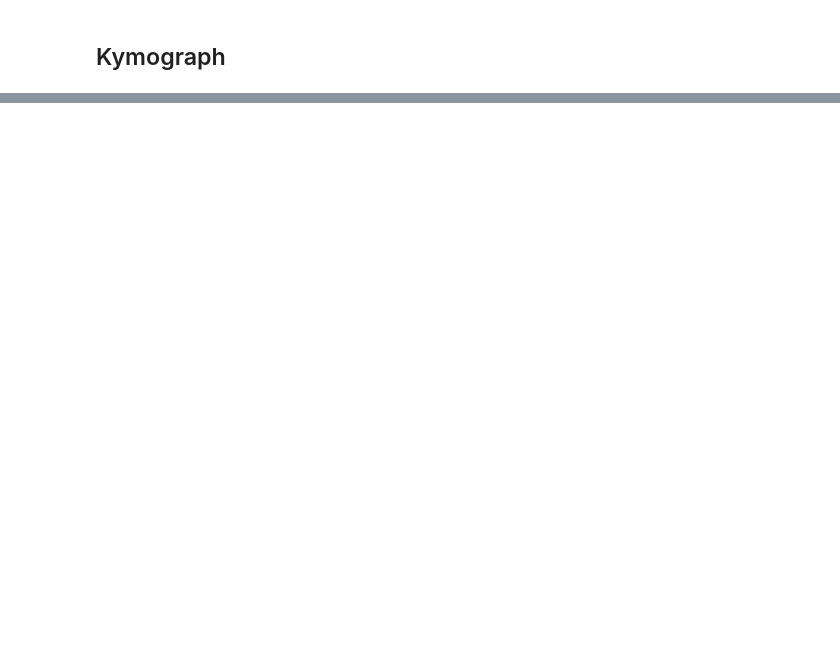
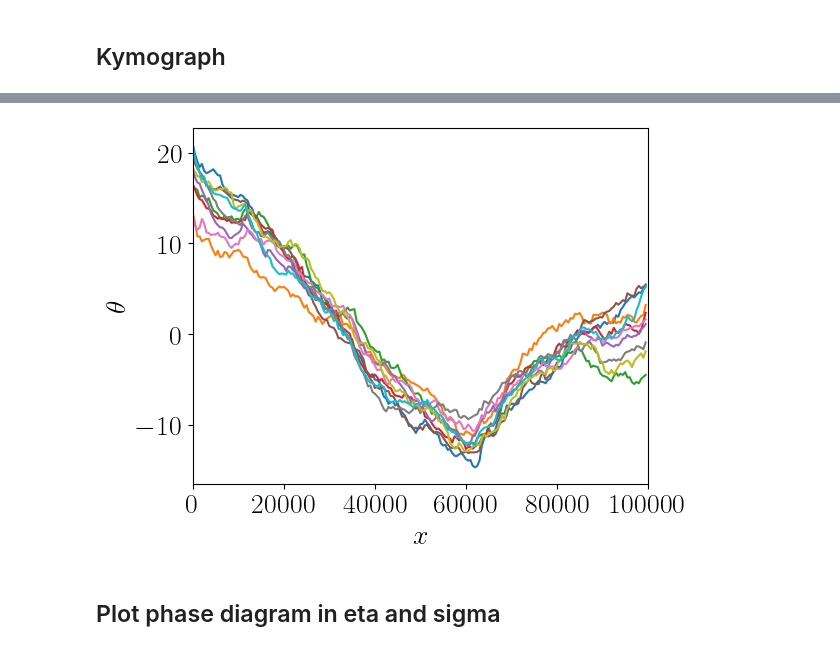
Before and after one commit to Irene-Li/kuramoto, a Jupyter notebook: kuramotoVF_sims.ipynb, the cells around one changed output, grey strips where cells are left out. Drawn from its saved outputs; the diff is of its cells as text; code cells hidden in the pictures; blank space fills up the shorter version.

```diff
--- a/kuramotoVF_sims.ipynb
+++ b/kuramotoVF_sims.ipynb
@@ -161,0 +68,27 @@ plt.show()
+# %%
+# Set up model parameters
+epsilon = 1
+eta = -0.44
+sigma = 0.09
+mean_omega = 0
+noise = 0.44
+
+
+# Set up simulation parameters
+L = 200
+grad = 1.3
+grads = [-grad, grad]
+# %%
+T = 5e3
+n_frames = int(T)
+seed = 10
+
+data = []
+for i in range(10):
+    print(epsilon, eta, sigma, noise, grads)
+    init = np.zeros(L) + np.random.normal(size=L)
+    model = KuramotoVF(epsilon, eta, sigma, mean_omega, noise=noise, BC='grad', grad=grads)
+    model.initialise(L, T, n_frames, init=init, seed=seed)
+    model.evolve(dt=1e-2)
+
+    data.append(model.res)
@@ -161,0 +106,18 @@ plt.show()
+# %%
+x = np.arange(L)*500
+
+for d in data:
+    theta = d[-1]
+    shift(theta)
+    theta -= np.mean(theta)
+    plt.plot(x, theta)
+plt.xlim([0, 200*500])
+plt.xlabel(r'$x$')
+plt.ylabel(r'$\theta$')
+plt.tight_layout()
+plt.savefig('Figures/init.pdf')
+plt.show()
+# %% [output]
+[figure, added]
+# %% [markdown]
+## Plot phase diagram in eta and sigma
```
Also changed, not shown: parts of 17 cells of this notebook, 2 other files.
